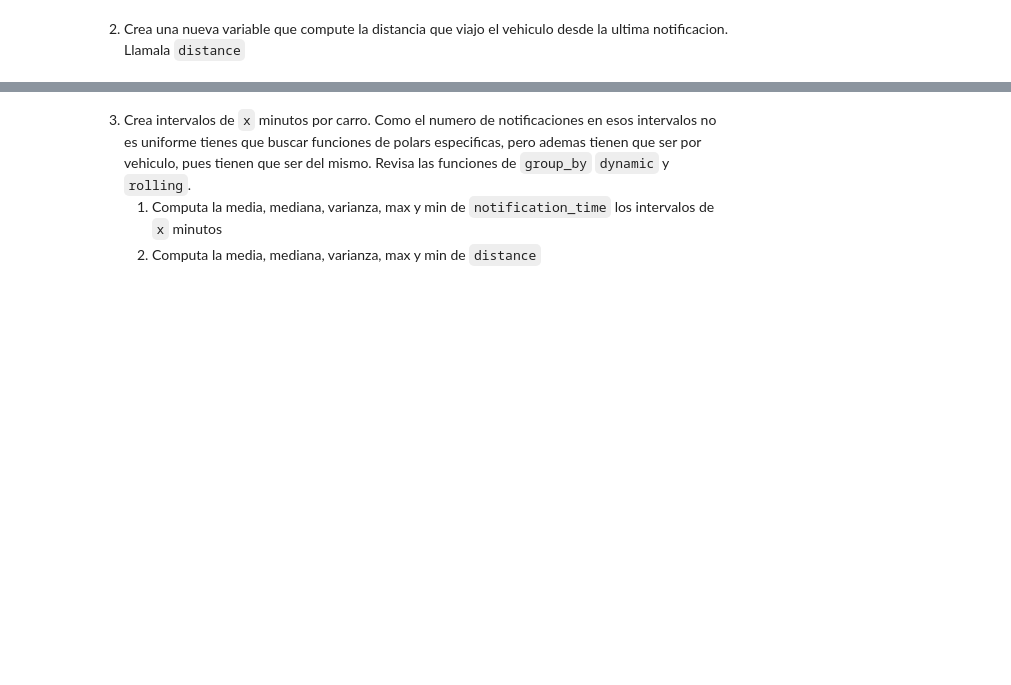
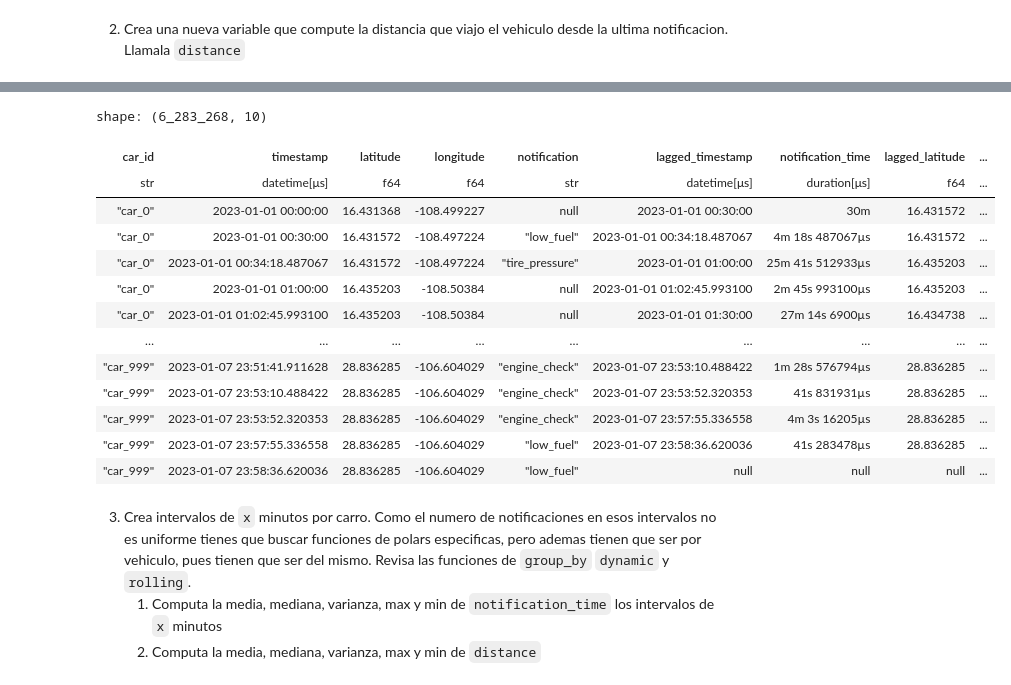
Before and after one commit to sonder-art/fdd_p24, a Jupyter notebook: tareas/9019_mmm/polars/05_polars_ts.ipynb, the cells around one changed output, grey strips where cells are left out. Cells and saved outputs as stored; diff of their text form; code cells hidden in the pictures; blank space fills up the shorter version.

```diff
--- a/tareas/9019_mmm/polars/05_polars_ts.ipynb
+++ b/tareas/9019_mmm/polars/05_polars_ts.ipynb
@@ -160,2 +168,14 @@ SORT BY [col("car_id"), col("timestamp")]
 # %% [markdown]
 2. Crea una nueva variable que compute la distancia que viajo el vehiculo desde la ultima notificacion. Llamala `distance`
+# %%
+# Fórmula para calcular distancias a partir de coordenadas geográficas
+def haversine_distance(lat1, lon1, lat2, lon2):
+    if None in (lat1, lon1, lat2, lon2):
+        return None
+    lat1, lon1, lat2, lon2 = map(radians, [lat1, lon1, lat2, lon2])
+    dlon = lon2 - lon1
+    dlat = lat2 - lat1
+    a = sin(dlat / 2)**2 + cos(lat1) * cos(lat2) * sin(dlon / 2)**2
+    c = 2 * asin(sqrt(a))
+    R = 6371.0  # Radio de la Tierra en km
+    return R * c
@@ -162,3 +202,31 @@ SORT BY [col("car_id"), col("timestamp")]
+# %%
+funcion_distancia = pl.when(
+    #Sólo calculamos cuando no son null, porque sino truena la función
+    pl.col("latitude").is_not_null() &
+    pl.col("longitude").is_not_null() &
+    pl.col("lagged_latitude").is_not_null() &
+    pl.col("lagged_longitude").is_not_null()
+    ).then(pl.struct(["latitude", "longitude", "lagged_latitude", "lagged_longitude"]).map_elements(
+        lambda row: haversine_distance(row["latitude"],row["longitude"], row["lagged_latitude"], row["lagged_longitude"]))
+       ).otherwise(pl.lit(None)).alias("distance") #Si es el último dato de un coche, no se puede calcular la distancia, se pone null
+data_distancia = df_calc_distancia.with_columns(funcion_distancia)
+# %%
+data_distancia.collect()
+# %% [output]
+shape: (6_283_268, 10)
+| car_id | timestamp | latitude | longitude | notification | lagged_timestamp | notification_time | lagged_latitude | ... |
+| str | datetime[μs] | f64 | f64 | str | datetime[μs] | duration[μs] | f64 | ... |
+| "car_0" | 2023-01-01 00:00:00 | 16.431368 | -108.499227 | null | 2023-01-01 00:30:00 | 30m | 16.431572 | ... |
+| "car_0" | 2023-01-01 00:30:00 | 16.431572 | -108.497224 | "low_fuel" | 2023-01-01 00:34:18.487067 | 4m 18s 487067µs | 16.431572 | ... |
+| "car_0" | 2023-01-01 00:34:18.487067 | 16.431572 | -108.497224 | "tire_pressure" | 2023-01-01 01:00:00 | 25m 41s 512933µs | 16.435203 | ... |
+| "car_0" | 2023-01-01 01:00:00 | 16.435203 | -108.50384 | null | 2023-01-01 01:02:45.993100 | 2m 45s 993100µs | 16.435203 | ... |
+| "car_0" | 2023-01-01 01:02:45.993100 | 16.435203 | -108.50384 | null | 2023-01-01 01:30:00 | 27m 14s 6900µs | 16.434738 | ... |
+| … | … | … | … | … | … | … | … | ... |
+| "car_999" | 2023-01-07 23:51:41.911628 | 28.836285 | -106.604029 | "engine_check" | 2023-01-07 23:53:10.488422 | 1m 28s 576794µs | 28.836285 | ... |
+| "car_999" | 2023-01-07 23:53:10.488422 | 28.836285 | -106.604029 | "engine_check" | 2023-01-07 23:53:52.320353 | 41s 831931µs | 28.836285 | ... |
+| "car_999" | 2023-01-07 23:53:52.320353 | 28.836285 | -106.604029 | "engine_check" | 2023-01-07 23:57:55.336558 | 4m 3s 16205µs | 28.836285 | ... |
+| "car_999" | 2023-01-07 23:57:55.336558 | 28.836285 | -106.604029 | "low_fuel" | 2023-01-07 23:58:36.620036 | 41s 283478µs | 28.836285 | ... |
+| "car_999" | 2023-01-07 23:58:36.620036 | 28.836285 | -106.604029 | "low_fuel" | null | null | null | ... |
 # %% [markdown]
 3. Crea intervalos de `x` minutos por carro. Como el numero de notificaciones en esos intervalos no es uniforme tienes que buscar funciones de polars especificas, pero ademas tienen que ser por vehiculo, pues tienen que ser del mismo. Revisa las funciones de `group_by` `dynamic` y `rolling`.
    1. Computa la media, mediana, varianza, max y min de `notification_time` los intervalos de `x` minutos
```
Also changed, not shown: parts of 11 cells of this notebook.
